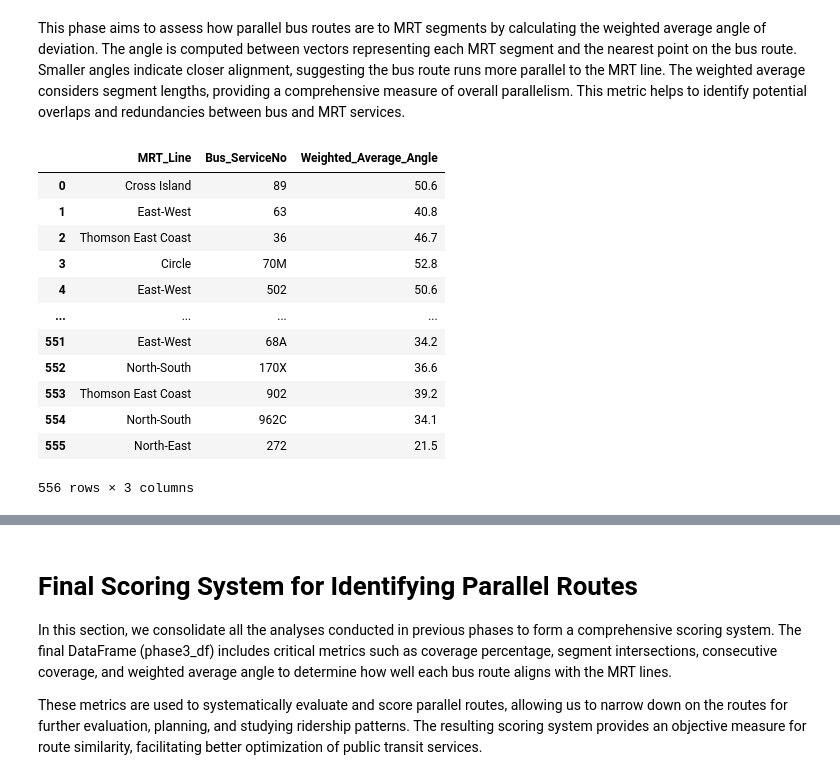
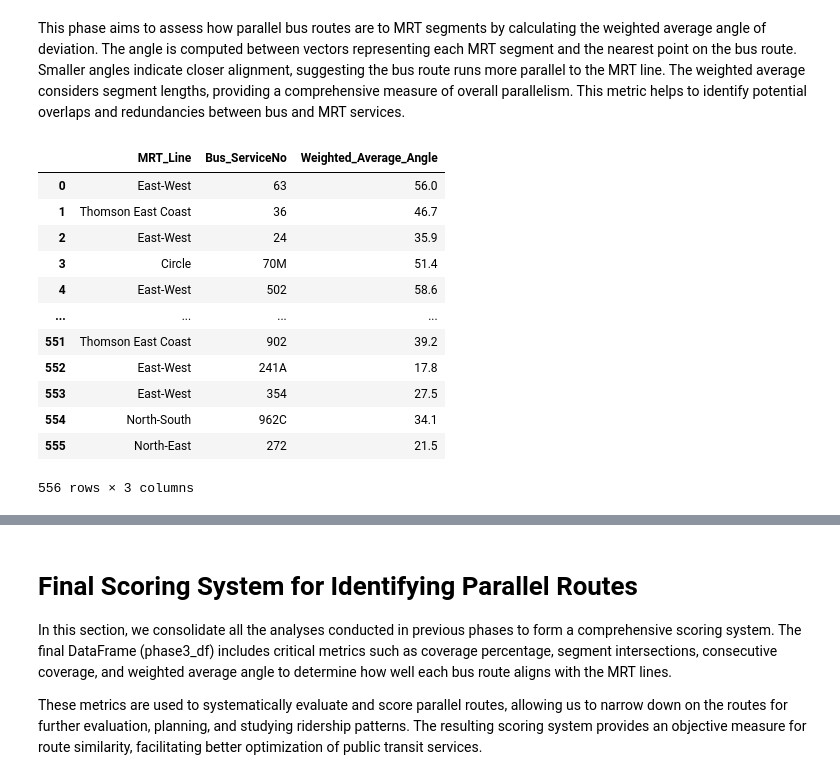
Before and after one commit to ajjajjajjajj/dsa4264-lta-geospatial, a Jupyter notebook: Parallel_Route.ipynb, the cells around one changed output, grey strips where cells are left out. Drawn from its saved outputs; the diff is of its cells as text; code cells hidden in the pictures.

```diff
--- a/Parallel_Route.ipynb
+++ b/Parallel_Route.ipynb
@@ -364,0 +400,16 @@ else:
+# %%
+## Create Linestring for MRT without station info
+mrt_linestrings_only = {}
+for line_name, line_data in line_strings_per_station_line.items():
+    if len(line_strings_per_station_line[line_name]) == 1:
+        mrt_line = line_data[0]['LineString']
+        mrt_linestrings_only[line_name] = mrt_line  # Store the line
+
+    elif len(line_strings_per_station_line[line_name]) >= 1:
+
+        all_lines = [line_data[i]['LineString'] for i in range(len(line_strings_per_station_line[line_name]))]
+        # Union all LineStrings into a single geometry
+        combined_mrt_line = unary_union(all_lines)
+        mrt_linestrings_only[line_name] = combined_mrt_line # Store the combined line
+
+mrt_linestrings_only['East-West']
@@ -473,9 +596,21 @@ bus_routes_lines = bus_routes_lines.to_crs(epsg=32648)
 mrt_buffers = {}  # Dictionary to store buffers for each MRT line
 
 for line_name, line_data in line_strings_per_station_line.items():
-    mrt_line = line_data['LineString']
-    mrt_buffer = mrt_line.buffer(buffer_distance)  # Create a buffer around the MRT line
-    mrt_buffers[line_name] = mrt_buffer  # Store the buffer
+    if len(line_strings_per_station_line[line_name]) == 1:
+        mrt_line = line_data[0]['LineString']
+        mrt_buffer = mrt_line.buffer(buffer_distance)  # Create a buffer around the MRT line
+        mrt_buffers[line_name] = mrt_buffer  # Store the buffer
+
+    elif len(line_strings_per_station_line[line_name]) >= 1:
+
+        all_lines = [line_data[i]['LineString'] for i in range(len(line_strings_per_station_line[line_name]))]
+
+        # Union all LineStrings into a single geometry
+        combined_mrt_line = unary_union(all_lines)
+
+        mrt_buffer = combined_mrt_line.buffer(buffer_distance)  # Create a buffer around the MRT line
+        mrt_buffers[line_name] = mrt_buffer  # Store the buffer
+
 
 #Check if any bus route is near any MRT line buffer
 overlap_results = []
@@ -542,7 +677,7 @@ for idx, row in overlap_df_unique.iterrows():
     ].geometry.iloc[0]
 
     # Fetch the MRT Line geometry
-    mrt_line = line_strings_per_station_line[row['MRT_Line']]['LineString']
+    mrt_line = mrt_linestrings_only[row['MRT_Line']]
 
     # Segment the MRT line
     mrt_segments = segment_line_by_distance(mrt_line, 1000)  # EDIT
@@ -609,7 +744,7 @@ for idx, row in overlap_df_unique.iterrows():
     ].geometry.iloc[0]
 
     # Fetch the MRT line geometry
-    mrt_line = line_strings_per_station_line[row['MRT_Line']]['LineString']
+    mrt_line = mrt_linestrings_only[row['MRT_Line']]
 
     # Segment the bus route into 1 km sections
     bus_segments = segment_line_by_distance(bus_geometry, 1000)
@@ -750,7 +885,7 @@ for idx, row in overlap_df_unique.iterrows():
         bus_geometry = make_valid(bus_geometry)
 
     # Fetch the MRT Line geometry and segment it
-    mrt_line = line_strings_per_station_line[row['MRT_Line']]['LineString']
+    mrt_line = mrt_linestrings_only[row['MRT_Line']]
     if not mrt_line.is_valid:
         mrt_line = make_valid(mrt_line)
 
@@ -778,42 +913,42 @@ for idx, row in overlap_df_unique.iterrows():
         # Normalize the vectors
         mrt_vector = np.array(mrt_vector) / np.linalg.norm(mrt_vector)
         bus_vector = np.array(bus_vector) / np.linalg.norm(bus_vector)
 
         # Calculate angle using dot product (ignoring direction)
         dot_product = np.dot(mrt_vector, bus_vector)
         dot_product = np.clip(dot_product, -1.0, 1.0)  # To avoid numerical errors outside the valid range
         angle = np.degrees(np.arccos(abs(dot_product)))  # Use absolute value to ignore direction
 
         # Update weighted sum and total weight using segment length
         segment_length = segment.length
         weighted_sum_angle += angle * segment_length
         total_weight += segment_length
 
     # Calculate the weighted average angle
     weighted_average_angle = (weighted_sum_angle / total_weight) if total_weight > 0 else 0
 
     segment_coverage_results.append({
         'MRT_Line': row['MRT_Line'],
         'Bus_ServiceNo': row['Bus_ServiceNo'],
         'Weighted_Average_Angle': round(weighted_average_angle, 1)
     })
 
 # Convert to DataFrame and merge with existing data
 angles_df = pd.DataFrame(segment_coverage_results)
 # angles_df_merged = pd.merge(segment_coverage_df_sorted, angles_df, on=['MRT_Line', 'Bus_ServiceNo'], how='left')
 
 angles_df
 # %% [output]
 |  | MRT_Line | Bus_ServiceNo | Weighted_Average_Angle |
-| 0 | Cross Island | 89 | 50.6 |
-| 1 | East-West | 63 | 40.8 |
-| 2 | Thomson East Coast | 36 | 46.7 |
-| 3 | Circle | 70M | 52.8 |
-| 4 | East-West | 502 | 50.6 |
+| 0 | East-West | 63 | 56.0 |
+| 1 | Thomson East Coast | 36 | 46.7 |
+| 2 | East-West | 24 | 35.9 |
+| 3 | Circle | 70M | 51.4 |
+| 4 | East-West | 502 | 58.6 |
 | ... | ... | ... | ... |
-| 551 | East-West | 68A | 34.2 |
-| 552 | North-South | 170X | 36.6 |
-| 553 | Thomson East Coast | 902 | 39.2 |
+| 551 | Thomson East Coast | 902 | 39.2 |
+| 552 | East-West | 241A | 17.8 |
+| 553 | East-West | 354 | 27.5 |
 | 554 | North-South | 962C | 34.1 |
 | 555 | North-East | 272 | 21.5 |
 556 rows × 3 columns
```
Also changed, not shown: parts of 14 cells of this notebook.
